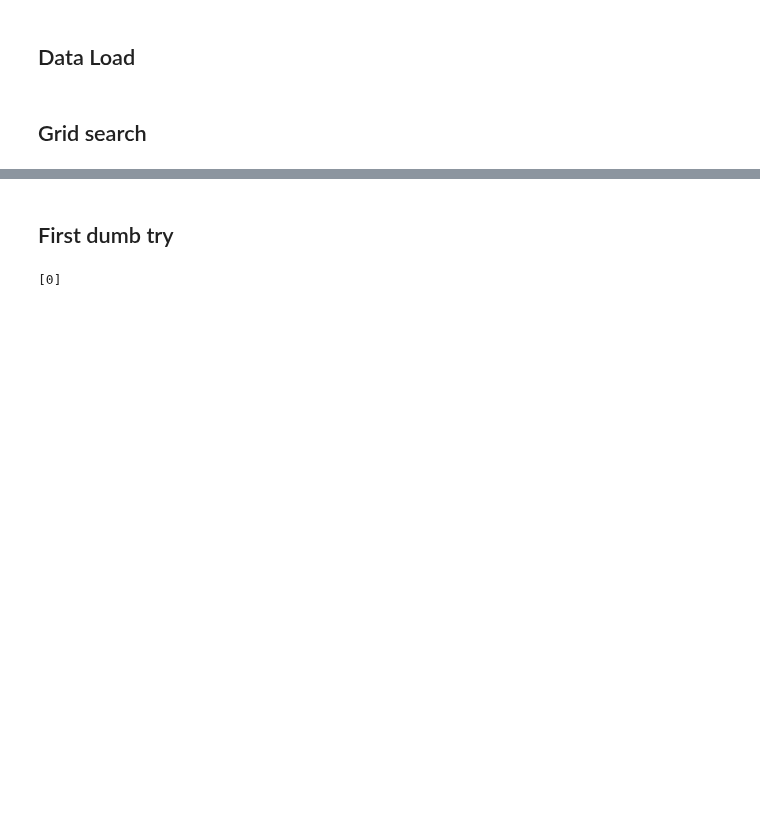
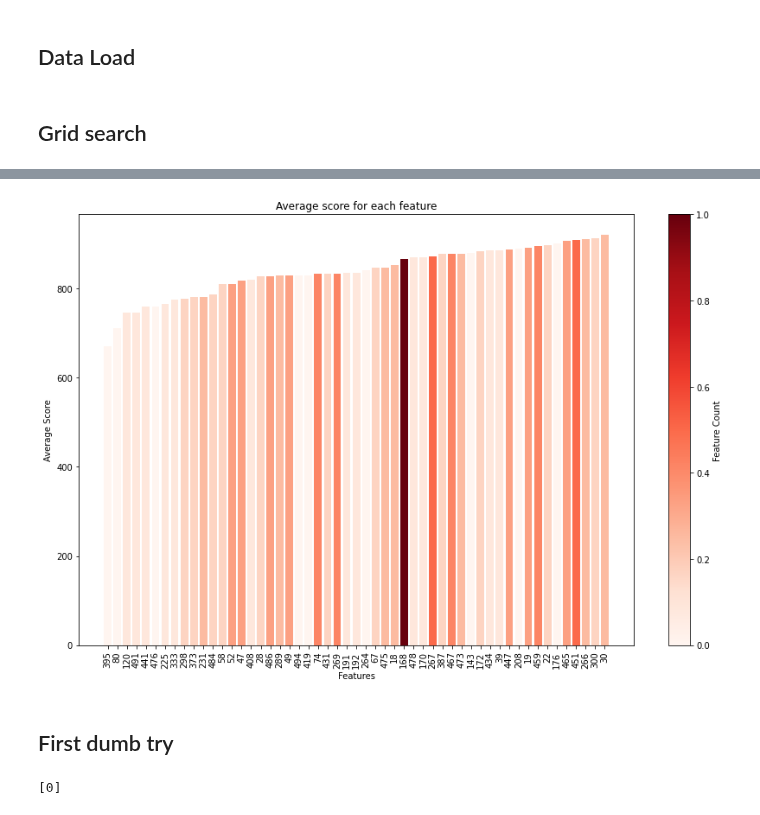
Before and after one commit to kozaka93/2024L-DSAdvancedML, a Jupyter notebook: projects/project2/group3/Narozniak_Czerwonski_Rucinski/codes/src/main_jedrzej.ipynb, the cells around one changed output, grey strips where cells are left out. Drawn from its saved outputs; the diff is of its cells as text; code cells hidden in the pictures; blank space fills up the shorter version.

```diff
--- a/projects/project2/group3/Narozniak_Czerwonski_Rucinski/codes/src/main_jedrzej.ipynb
+++ b/projects/project2/group3/Narozniak_Czerwonski_Rucinski/codes/src/main_jedrzej.ipynb
@@ -121,3 +267,7 @@ avg_df.style.background_gradient(cmap="Greens", low=0, high=1, axis=None)
+# %%
+create_feature_score_plot(resaults_dict)
+# %% [output]
+[figure, added]
 # %% [markdown]
 ## First dumb try ##
 # %%
```
Also changed, not shown: parts of 12 cells of this notebook, 2 other files.
